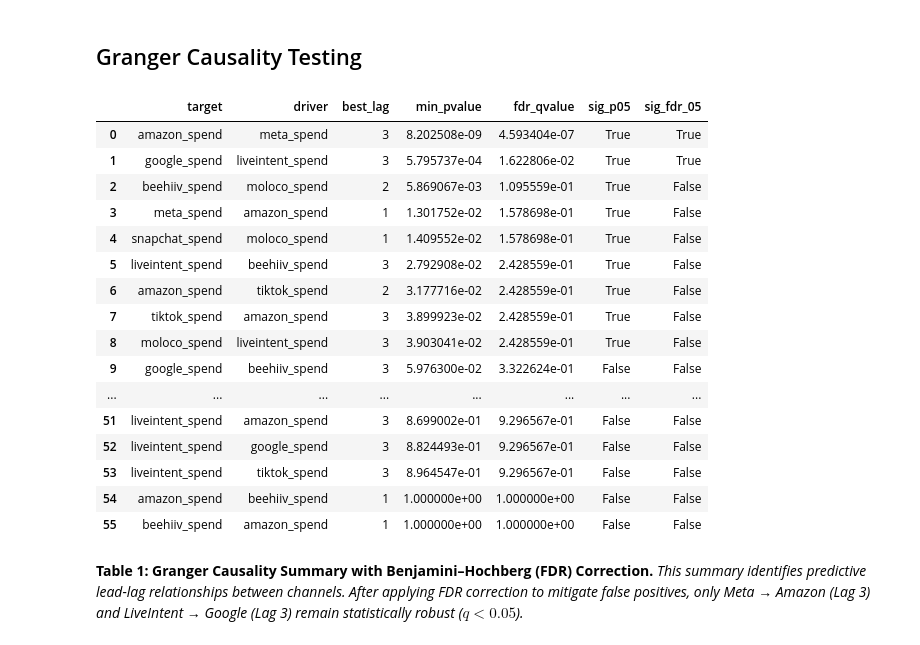
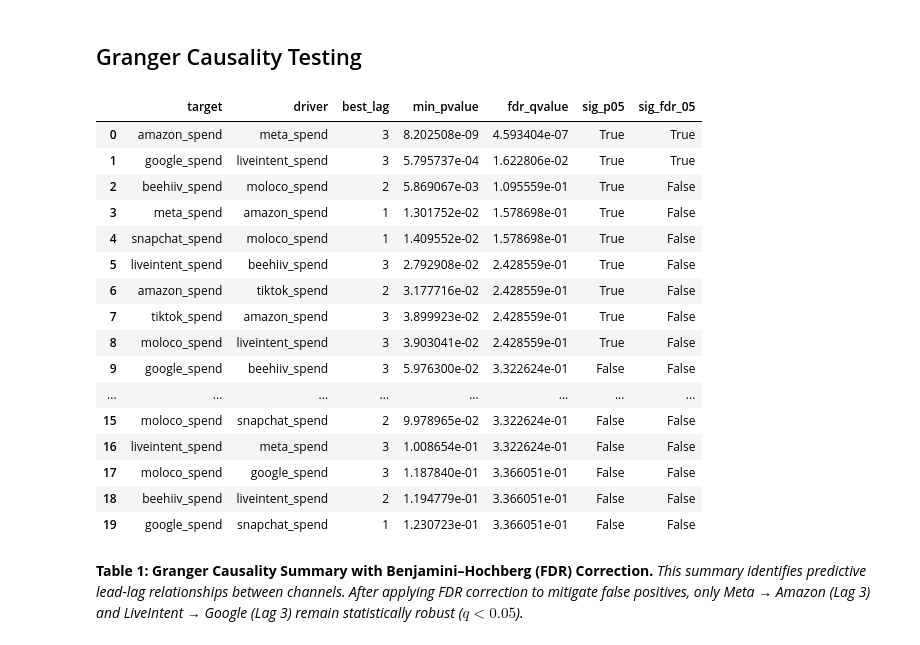
Before and after one commit to pstat197/BlueAlpha3-Synergy-Analysis, a Jupyter notebook: results/interim_report.ipynb, the cells around one changed output. Drawn from its saved outputs; the diff is of its cells as text; code cells hidden in the pictures.

Commit message:
First 20 of granger

```diff
--- a/results/interim_report.ipynb
+++ b/results/interim_report.ipynb
@@ -266,25 +266,25 @@ The interaction model shows that the strongest cross-channel synergy occurs betw
 ## Granger Causality Testing
 # %%
 granger_casuality_summary = pd.read_csv("../interaction_strength_figs/granger_summary_with_fdr.csv")
-granger_casuality_summary
+granger_casuality_summary.head(20)
 # %% [output]
 |  | target | driver | best_lag | min_pvalue | fdr_qvalue | sig_p05 | sig_fdr_05 |
 | 0 | amazon_spend | meta_spend | 3 | 8.202508e-09 | 4.593404e-07 | True | True |
 | 1 | google_spend | liveintent_spend | 3 | 5.795737e-04 | 1.622806e-02 | True | True |
 | 2 | beehiiv_spend | moloco_spend | 2 | 5.869067e-03 | 1.095559e-01 | True | False |
 | 3 | meta_spend | amazon_spend | 1 | 1.301752e-02 | 1.578698e-01 | True | False |
 | 4 | snapchat_spend | moloco_spend | 1 | 1.409552e-02 | 1.578698e-01 | True | False |
 | 5 | liveintent_spend | beehiiv_spend | 3 | 2.792908e-02 | 2.428559e-01 | True | False |
 | 6 | amazon_spend | tiktok_spend | 2 | 3.177716e-02 | 2.428559e-01 | True | False |
 | 7 | tiktok_spend | amazon_spend | 3 | 3.899923e-02 | 2.428559e-01 | True | False |
 | 8 | moloco_spend | liveintent_spend | 3 | 3.903041e-02 | 2.428559e-01 | True | False |
 | 9 | google_spend | beehiiv_spend | 3 | 5.976300e-02 | 3.322624e-01 | False | False |
 | ... | ... | ... | ... | ... | ... | ... | ... |
-| 51 | liveintent_spend | amazon_spend | 3 | 8.699002e-01 | 9.296567e-01 | False | False |
-| 52 | liveintent_spend | google_spend | 3 | 8.824493e-01 | 9.296567e-01 | False | False |
-| 53 | liveintent_spend | tiktok_spend | 3 | 8.964547e-01 | 9.296567e-01 | False | False |
-| 54 | amazon_spend | beehiiv_spend | 1 | 1.000000e+00 | 1.000000e+00 | False | False |
-| 55 | beehiiv_spend | amazon_spend | 1 | 1.000000e+00 | 1.000000e+00 | False | False |
+| 15 | moloco_spend | snapchat_spend | 2 | 9.978965e-02 | 3.322624e-01 | False | False |
+| 16 | liveintent_spend | meta_spend | 3 | 1.008654e-01 | 3.322624e-01 | False | False |
+| 17 | moloco_spend | google_spend | 3 | 1.187840e-01 | 3.366051e-01 | False | False |
+| 18 | beehiiv_spend | liveintent_spend | 2 | 1.194779e-01 | 3.366051e-01 | False | False |
+| 19 | google_spend | snapchat_spend | 1 | 1.230723e-01 | 3.366051e-01 | False | False |
 # %% [markdown]
 **Table 1: Granger Causality Summary with Benjamini–Hochberg (FDR) Correction.** *This summary identifies predictive lead-lag relationships between channels. After applying FDR correction to mitigate false positives, only Meta → Amazon (Lag 3) and LiveIntent → Google (Lag 3) remain statistically robust ($q < 0.05$).*
 # %% [markdown]
```
